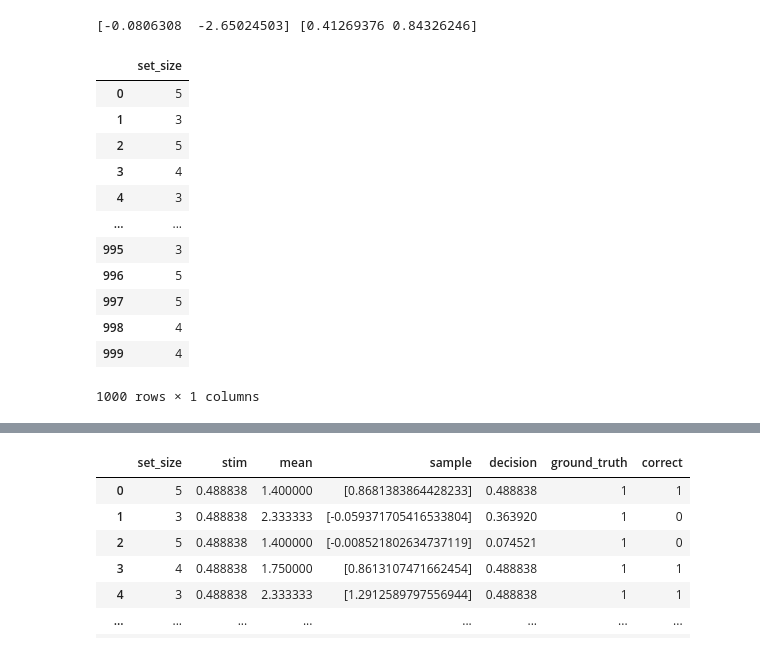
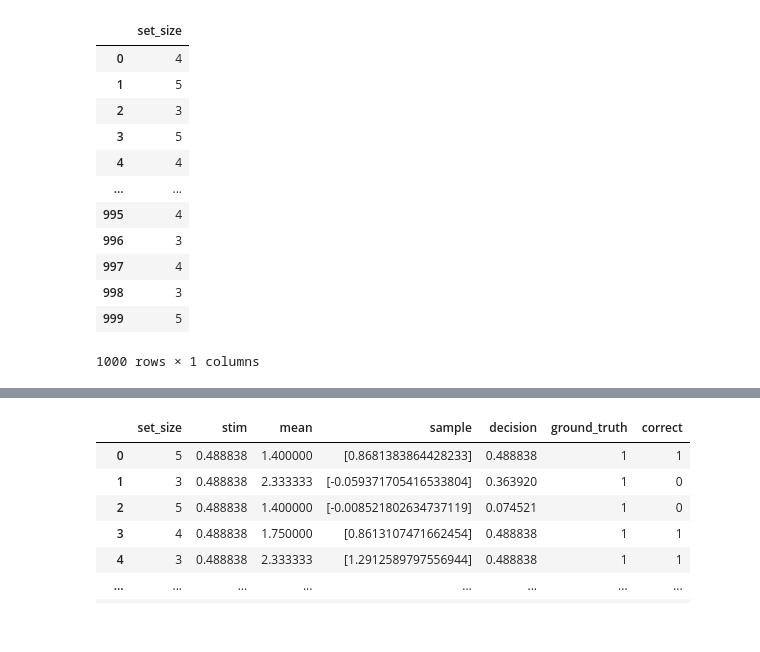
Before and after one commit to aidapiccato/multi-memory-analysis, a Jupyter notebook: notebooks/running_models.ipynb, the cells around one changed output, grey strips where cells are left out. Saved outputs shown, nothing was run; the diff lists cells and outputs as text; code cells hidden in the pictures.

Commit message:
updating models

```diff
--- a/notebooks/running_models.ipynb
+++ b/notebooks/running_models.ipynb
@@ -14,11 +14,9 @@ import random
 from utils import modeling
 from utils import analysis_pipeline
 # %%
-sample1 = modeling.sample(0,1,2)
-sample2 = modeling.sample(1,1,2)
-print(sample1,sample2)
+# sample1 = modeling.sample(0,1,2)
+# sample2 = modeling.sample(1,1,2)
+# print(sample1,sample2)
-# %% [output]
-[-0.0806308  -2.65024503] [0.41269376 0.84326246]
 # %%
 # decision1 = modeling.decision(sample1,0.5)
 # decision2 = modeling.decision(sample2,0.5)
@@ -33,25 +31,20 @@ print(sample1,sample2)
 # %%
 set_sizes = np.random.randint(3,6,1000)
 df = pd.DataFrame(set_sizes, columns=['set_size'])
-mean = []
-sample = []
-decision = []
-accuracy = []
-
 df
 # %% [output]
 |  | set_size |
-| 0 | 5 |
-| 1 | 3 |
-| 2 | 5 |
-| 3 | 4 |
-| 4 | 3 |
+| 0 | 4 |
+| 1 | 5 |
+| 2 | 3 |
+| 3 | 5 |
+| 4 | 4 |
 | ... | ... |
-| 995 | 3 |
-| 996 | 5 |
-| 997 | 5 |
-| 998 | 4 |
-| 999 | 4 |
+| 995 | 4 |
+| 996 | 3 |
+| 997 | 4 |
+| 998 | 3 |
+| 999 | 5 |
 1000 rows × 1 columns
 # %%
 stimulus = []
```
Also changed, not shown: parts of 6 cells of this notebook, 1 other file.
